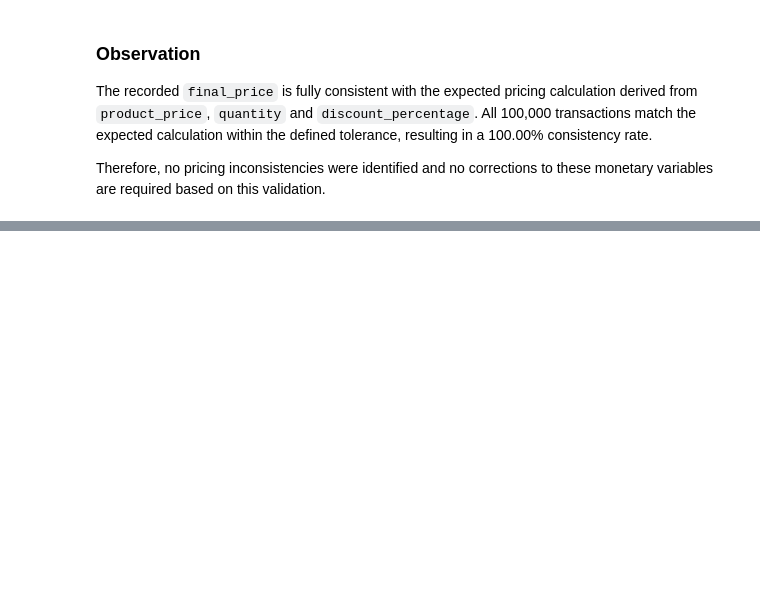
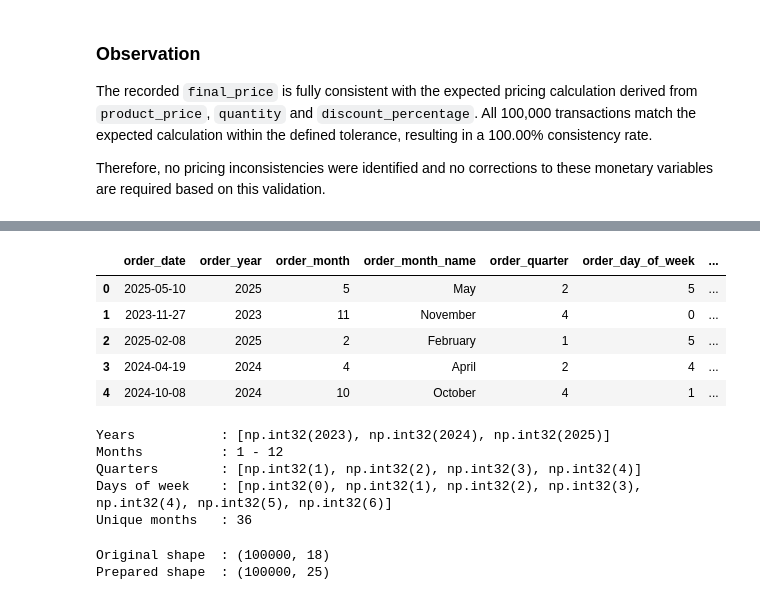
Before and after one commit to Bhav-creator452/NextHikesProject3-advanced-eda-retail-analysis, a Jupyter notebook: Advanced_EDA_Retail_Analysis.ipynb, the cells around one changed output, grey strips where cells are left out. Saved outputs shown, nothing was run; the diff lists cells and outputs as text; code cells hidden in the pictures; blank space fills up the shorter version.

Commit message:
Day 3: Data preparation and time feature creation

```diff
--- a/Advanced_EDA_Retail_Analysis.ipynb
+++ b/Advanced_EDA_Retail_Analysis.ipynb
@@ -586,0 +611,48 @@ data-preparation stage.
+# %%
+df_eda['order_quarter'] = df_eda['order_date'].dt.quarter
+# %%
+df_eda['order_day_of_week'] = df_eda['order_date'].dt.dayofweek
+# %%
+df_eda['order_day_name'] = df_eda['order_date'].dt.day_name()
+# %%
+df_eda['order_year_month'] = df_eda['order_date'].dt.to_period('M')
+# %%
+df_eda[
+    [
+        'order_date',
+        'order_year',
+        'order_month',
+        'order_month_name',
+        'order_quarter',
+        'order_day_of_week',
+        'order_day_name',
+        'order_year_month'
+    ]
+].head()
+# %% [output]
+|  | order_date | order_year | order_month | order_month_name | order_quarter | order_day_of_week | ... |
+| 0 | 2025-05-10 | 2025 | 5 | May | 2 | 5 | ... |
+| 1 | 2023-11-27 | 2023 | 11 | November | 4 | 0 | ... |
+| 2 | 2025-02-08 | 2025 | 2 | February | 1 | 5 | ... |
+| 3 | 2024-04-19 | 2024 | 4 | April | 2 | 4 | ... |
+| 4 | 2024-10-08 | 2024 | 10 | October | 4 | 1 | ... |
+# %%
+# Checking the ranges and unique values of the derived time features
+
+print(f"Years           : {sorted(df_eda['order_year'].unique())}")
+print(f"Months          : {df_eda['order_month'].min()} - {df_eda['order_month'].max()}")
+print(f"Quarters        : {sorted(df_eda['order_quarter'].unique())}")
+print(f"Days of week    : {sorted(df_eda['order_day_of_week'].unique())}")
+print(f"Unique months   : {df_eda['order_year_month'].nunique()}")
+# %% [output]
+Years           : [np.int32(2023), np.int32(2024), np.int32(2025)]
+Months          : 1 - 12
+Quarters        : [np.int32(1), np.int32(2), np.int32(3), np.int32(4)]
+Days of week    : [np.int32(0), np.int32(1), np.int32(2), np.int32(3), np.int32(4), np.int32(5), np.int32(6)]
+Unique months   : 36
+# %%
+print(f"Original shape  : {df.shape}")
+print(f"Prepared shape  : {df_eda.shape}")
+# %% [output]
+Original shape  : (100000, 18)
+Prepared shape  : (100000, 25)
```
Also changed, not shown: parts of 16 cells of this notebook.
